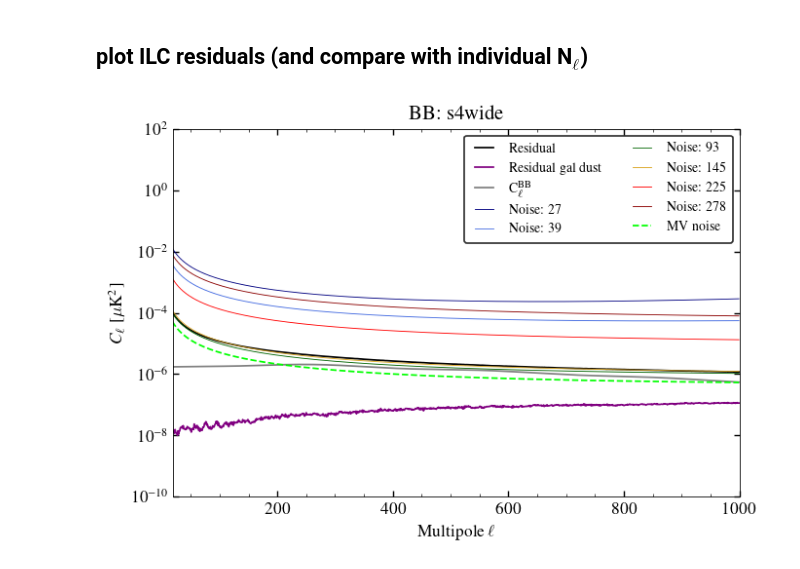
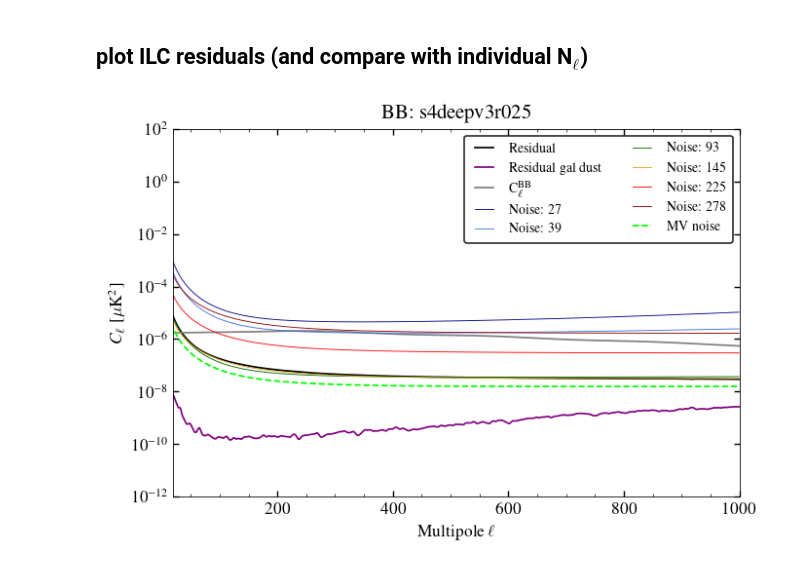
Before and after one commit to sriniraghunathan/DRAFT, a Jupyter notebook: lowell_BB/get_ilc_weights_and_residuals.ipynb, the cells around one changed output. Cells and saved outputs as stored; diff of their text form; code cells hidden in the pictures.

Commit message:
various minor stuff; adding galactic foregroun spectra for the delensing patch for lowellBB

```diff
--- a/lowell_BB/get_ilc_weights_and_residuals.ipynb
+++ b/lowell_BB/get_ilc_weights_and_residuals.ipynb
@@ -40,10 +40,11 @@ remove_atm = param_dict['remove_atm']
 ## get experimental specs
 # %%
 #S4 specs
-expname = 's4wide'
-#expname = 's4deepv3r025' #20201019
+#expname = 's4wide'
+expname = 's4deepv3r025' #20201019
 #expname = 's4satEE'
 #expname = 's4satBB'
+#expname = 's4satBB_with_LATbands'
 specs_dic, corr_noise_bands, rho, corr_noise = exp_specs.get_exp_specs(expname, remove_atm = remove_atm)
 freqarr = sorted( specs_dic.keys() )
 nc = len( freqarr )
@@ -54,5 +55,22 @@ which_spec_arr = ['BB']
 Tcmb = 2.7
 
 colordic = {27:'navy', 39:'royalblue', 93: 'darkgreen', 145: 'goldenrod', 225: 'red', 278: 'darkred'}
-if expname.find('s4sat')>-1:
+if expname in ['s4satEE', 's4satBB']:
     colordic = {30:'navy', 40:'royalblue', 85: 'seagreen', 95: 'darkgreen', 145: 'gold', 155: 'goldenrod', 220: 'red', 270: 'darkred'}
+# %%
+#galactic foregrounds specs
+if expname not in ['s4wide', 's4deepv3r025']:
+    include_gal = 0
+    param_dict['include_gal'] = include_gal
+if include_gal:
+    print('getting specs for including the galactic foregrounds now.')
+    if expname == 's4wide':
+        param_dict['cl_gal_dic_dust_fname'] = 'data/galactic/dust/0000/s4like_mask_v2/cls_galactic_sims_dust_nside2048_lmax5000_cos_el_40.npy' #dust
+        param_dict['cl_gal_dic_sync_fname'] = 'data/galactic/synchrotron/0000/s4like_mask_v2/cls_galactic_sims_sync_nside2048_lmax5000_cos_el_40.npy' #sync
+        param_dict['which_gal_mask'] = 2 ##2 ##5 ##2 ##1 ##3 ##3 ##or 0/1/2/3 #S4like
+    elif expname == 's4deepv3r025':
+        param_dict['cl_gal_dic_dust_fname'] = 'data/galactic/dust/0000/s4delensing_mask/cls_galactic_sims_dust_nside2048_lmax5000_delensing.npy' #dust
+        param_dict['cl_gal_dic_sync_fname'] = 'data/galactic/synchrotron/0000/s4delensing_mask/cls_galactic_sims_sync_nside2048_lmax5000_delensing.npy' #sync
+        param_dict['which_gal_mask'] = 0 #S4-delensing LAT footprint mask
+else:
+    print('galactic foregrounds are ignored.')
@@ -237,5 +257,5 @@ for cntr, which_spec in enumerate( which_spec_arr ):
     ylim(-2., 3.);
     xlim(xmin, xmax);
 
-    title(r'%s: %s' %(which_spec, expname))
+    title(r'%s: %s' %(which_spec, expname.replace('_', '\_')))
 # %% [output]
@@ -330,7 +350,7 @@ cl_cmb_dic = {'TT': cl_TT, 'EE': cl_EE, 'BB': cl_BB, 'TE': cl_TE}
 
 clf();
 xmin, xmax = param_dict['lmin']+10, param_dict['lmax']
-ymin, ymax = 1e-10,100.
+ymin, ymax = 1e-12,100.
 
 for cntr, which_spec in enumerate( which_spec_arr ):
     ax = subplot(1, len(which_spec_arr), cntr+1, yscale = 'log')#, xscale = 'log')
@@ -340,32 +360,32 @@ for cntr, which_spec in enumerate( which_spec_arr ):
 
     plot(el_camb, cl_cmb_dic[which_spec], 'gray', ls = '-', lw = 1., label = r'C$_{\ell}^{\rm %s}$' %(which_spec))
     if which_spec == 'TE':
         plot(el_camb, abs( cl_cmb_dic['TE'] ), 'gray', ls = '--', lw = 0.5)
 
     if (1): #show MV nl for reference.
         mv_comb_arr = []
         for freq in freqarr:
             if which_spec == 'TT':
                 nl = nl_dic['T'][(freq, freq)]
             elif which_spec == 'EE' or which_spec == 'BB':
                 nl = nl_dic['P'][(freq, freq)]
             elif which_spec == 'TE':
                 nl = nl_dic['T'][(freq, freq)] * 0.
             plot(el, nl, color = colordic[freq], lw = 0.5, ls = '-', label = r'Noise: %s' %(freq))#, alpha = 0.5)
             mv_comb_arr.append(1./nl)
         mv_comb = 1./(np.sum(mv_comb_arr, axis = 0))
         plot(el, mv_comb, 'lime', ls = '--', lw = 1., label = r'MV noise')
 
 
     xlim(xmin, xmax);
     ylim(ymin, ymax);
     xlabel(r'Multipole $\ell$')
     if cntr == 0:
         ylabel(r'$C_{\ell}$ [$\mu$K$^{2}$]')
         legend(loc = 1, fontsize = 8, ncol = 2)
     else:
         setp(ax.get_yticklabels(which = 'both'), visible=False)
 
-    title(r'%s: %s' %(which_spec, expname))
+    title(r'%s: %s' %(which_spec, expname.replace('_', '\_')))
 # %% [output]
-[figure, old version]
+[figure, new version]
```
Also changed, not shown: parts of 5 cells of this notebook, 13 other files.
